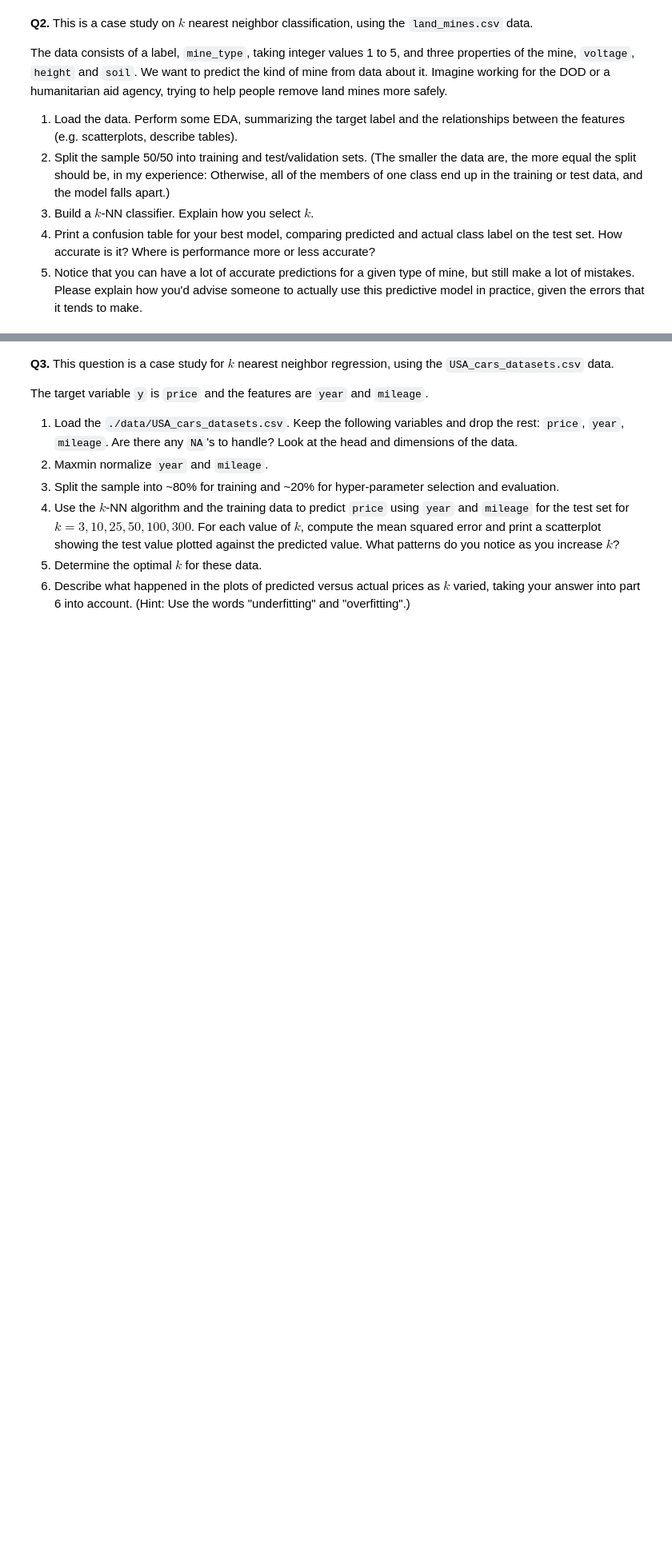
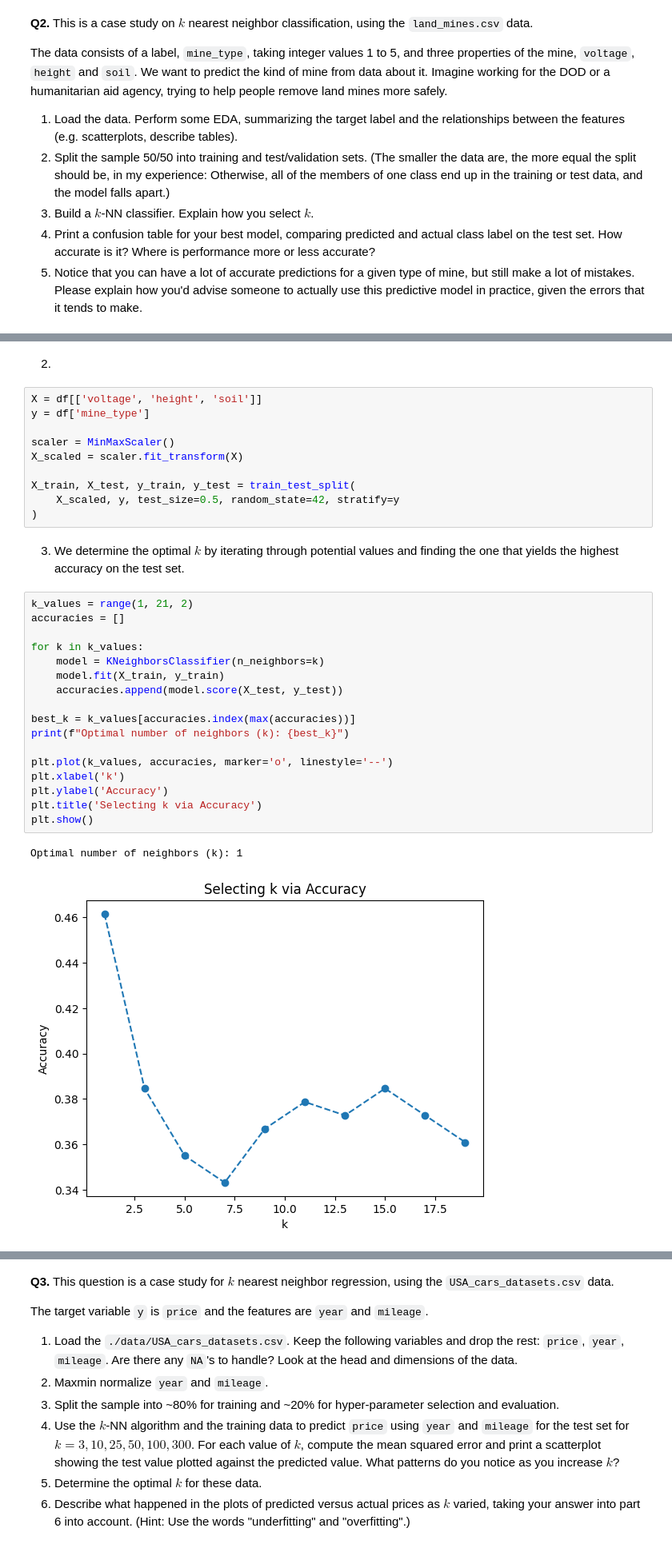
Before and after one commit to skang0812/undergrad_ml_assignments, a Jupyter notebook: 02_assignment_knn.ipynb, the cells around one changed output, grey strips where cells are left out. Shown at 80% size. Saved outputs shown, nothing was run; the diff lists cells and outputs as text; blank space fills up the shorter version.

```diff
--- a/02_assignment_knn.ipynb
+++ b/02_assignment_knn.ipynb
@@ -25,0 +89,34 @@ The data consists of a label, `mine_type`, taking integer values 1 to 5, and thr
+# %% [markdown]
+2.
+# %%
+X = df[['voltage', 'height', 'soil']]
+y = df['mine_type']
+
+scaler = MinMaxScaler()
+X_scaled = scaler.fit_transform(X)
+
+X_train, X_test, y_train, y_test = train_test_split(
+    X_scaled, y, test_size=0.5, random_state=42, stratify=y
+)
+# %% [markdown]
+3. We determine the optimal $k$ by iterating through potential values and finding the one that yields the highest accuracy on the test set.
+# %%
+k_values = range(1, 21, 2)
+accuracies = []
+
+for k in k_values:
+    model = KNeighborsClassifier(n_neighbors=k)
+    model.fit(X_train, y_train)
+    accuracies.append(model.score(X_test, y_test))
+
+best_k = k_values[accuracies.index(max(accuracies))]
+print(f"Optimal number of neighbors (k): {best_k}")
+
+plt.plot(k_values, accuracies, marker='o', linestyle='--')
+plt.xlabel('k')
+plt.ylabel('Accuracy')
+plt.title('Selecting k via Accuracy')
+plt.show()
+# %% [output]
+Optimal number of neighbors (k): 1
+[figure, added]
```
Also changed, not shown: parts of 30 cells of this notebook.
